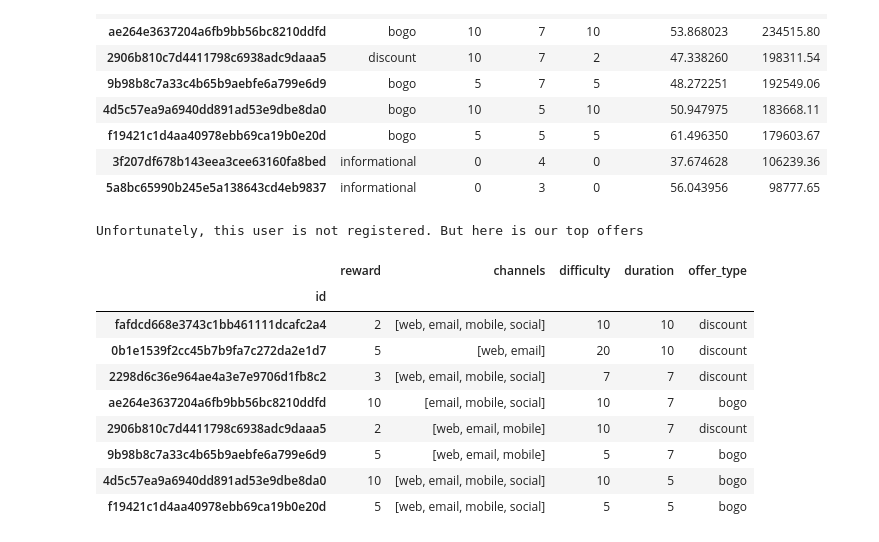
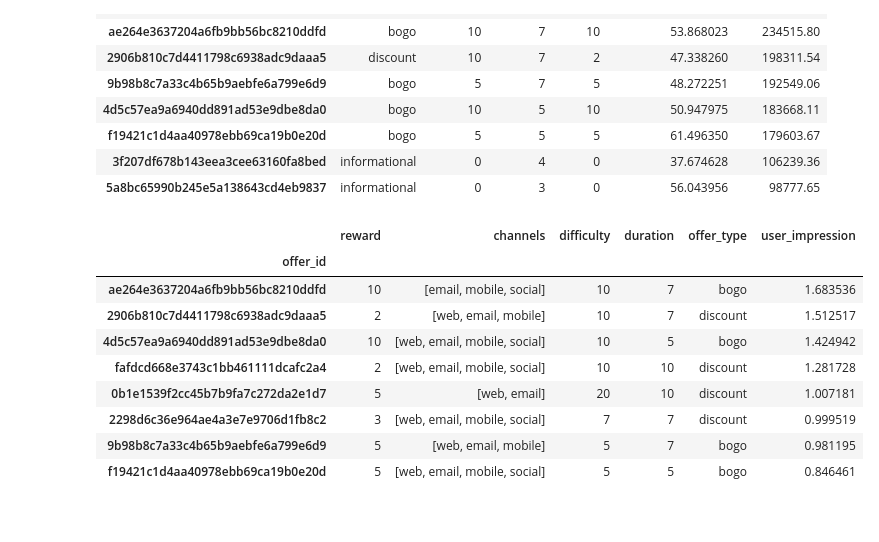
Before and after one commit to melkodary/starbucks-capstone, a Jupyter notebook: Starbucks_Capstone_notebook.ipynb, the cells around one changed output. Saved outputs shown, nothing was run; the diff lists cells and outputs as text; code cells hidden in the pictures.

```diff
--- a/Starbucks_Capstone_notebook.ipynb
+++ b/Starbucks_Capstone_notebook.ipynb
@@ -1102,24 +1102,23 @@ def make_recommendations(user_id, user_by_offer, user_mat, offer_mat, rec_num=3)
 # %%
 # existing person ='0011e0d4e6b944f998e987f904e8c1e5'
 
 rec_num = 8
-recs, preds = make_recommendations('0011e0d4e6b9414f998e987f904e8c1e5',\
-                            user_by_offer_train, user_train_mat, offer_train_mat, rec_num)
+recs, preds = make_recommendations('0011e0d4e6b944f998e987f904e8c1e5',\
+                            user_by_offer_train, user_train_10_mat, offer_train_10_mat, rec_num)
 preds.sort()
 df = get_portfolio_offers(recs)
 if len(preds) >= rec_num:
     df['user_impression'] = preds[::-1][:rec_num]
 
 df
 # %% [output]
-Unfortunately, this user is not registered. But here is our top offers
-|  | reward | channels | difficulty | duration | offer_type |
-| id |  |  |  |  |  |
-| fafdcd668e3743c1bb461111dcafc2a4 | 2 | [web, email, mobile, social] | 10 | 10 | discount |
-| 0b1e1539f2cc45b7b9fa7c272da2e1d7 | 5 | [web, email] | 20 | 10 | discount |
-| 2298d6c36e964ae4a3e7e9706d1fb8c2 | 3 | [web, email, mobile, social] | 7 | 7 | discount |
-| ae264e3637204a6fb9bb56bc8210ddfd | 10 | [email, mobile, social] | 10 | 7 | bogo |
-| 2906b810c7d4411798c6938adc9daaa5 | 2 | [web, email, mobile] | 10 | 7 | discount |
-| 9b98b8c7a33c4b65b9aebfe6a799e6d9 | 5 | [web, email, mobile] | 5 | 7 | bogo |
-| 4d5c57ea9a6940dd891ad53e9dbe8da0 | 10 | [web, email, mobile, social] | 10 | 5 | bogo |
-| f19421c1d4aa40978ebb69ca19b0e20d | 5 | [web, email, mobile, social] | 5 | 5 | bogo |
+|  | reward | channels | difficulty | duration | offer_type | user_impression |
+| offer_id |  |  |  |  |  |  |
+| ae264e3637204a6fb9bb56bc8210ddfd | 10 | [email, mobile, social] | 10 | 7 | bogo | 1.683536 |
+| 2906b810c7d4411798c6938adc9daaa5 | 2 | [web, email, mobile] | 10 | 7 | discount | 1.512517 |
+| 4d5c57ea9a6940dd891ad53e9dbe8da0 | 10 | [web, email, mobile, social] | 10 | 5 | bogo | 1.424942 |
+| fafdcd668e3743c1bb461111dcafc2a4 | 2 | [web, email, mobile, social] | 10 | 10 | discount | 1.281728 |
+| 0b1e1539f2cc45b7b9fa7c272da2e1d7 | 5 | [web, email] | 20 | 10 | discount | 1.007181 |
+| 2298d6c36e964ae4a3e7e9706d1fb8c2 | 3 | [web, email, mobile, social] | 7 | 7 | discount | 0.999519 |
+| 9b98b8c7a33c4b65b9aebfe6a799e6d9 | 5 | [web, email, mobile] | 5 | 7 | bogo | 0.981195 |
+| f19421c1d4aa40978ebb69ca19b0e20d | 5 | [web, email, mobile, social] | 5 | 5 | bogo | 0.846461 |
```
Also changed, not shown: parts of 10 cells of this notebook.
